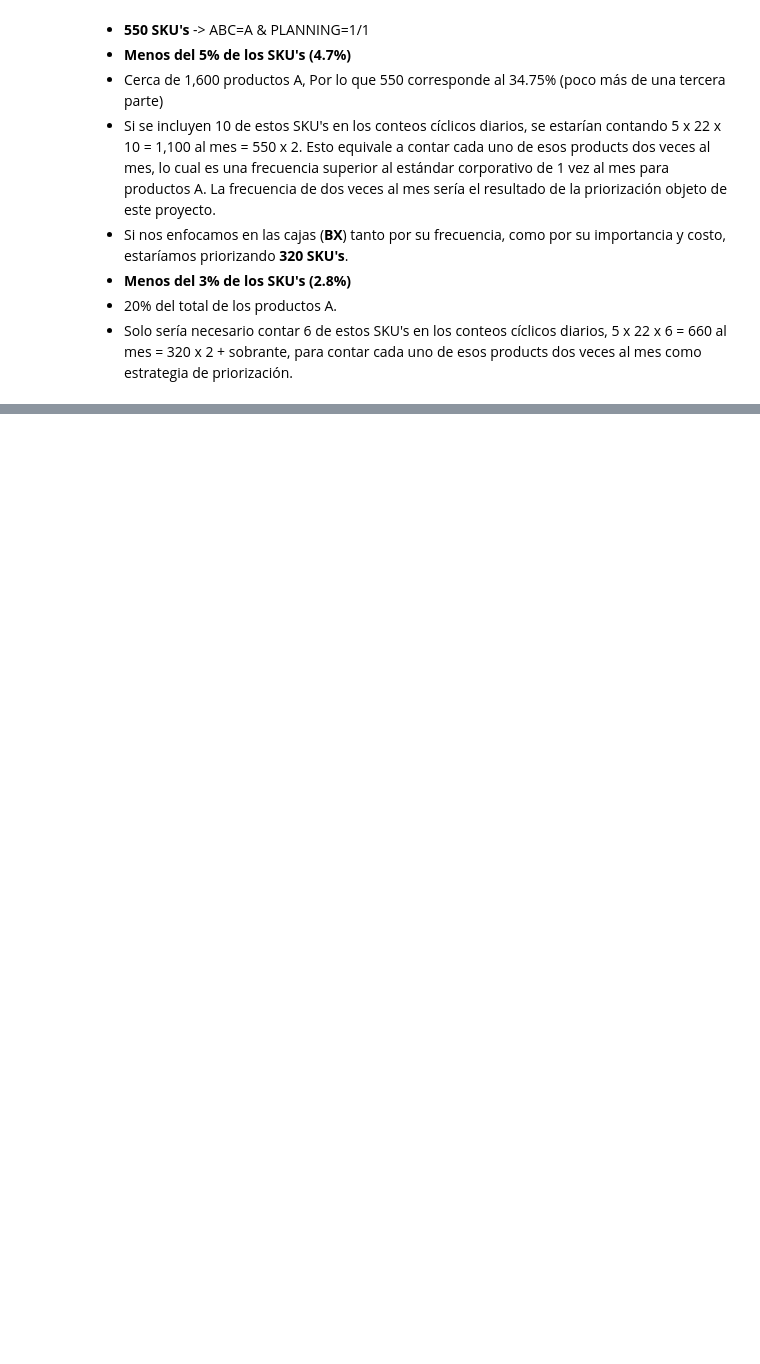
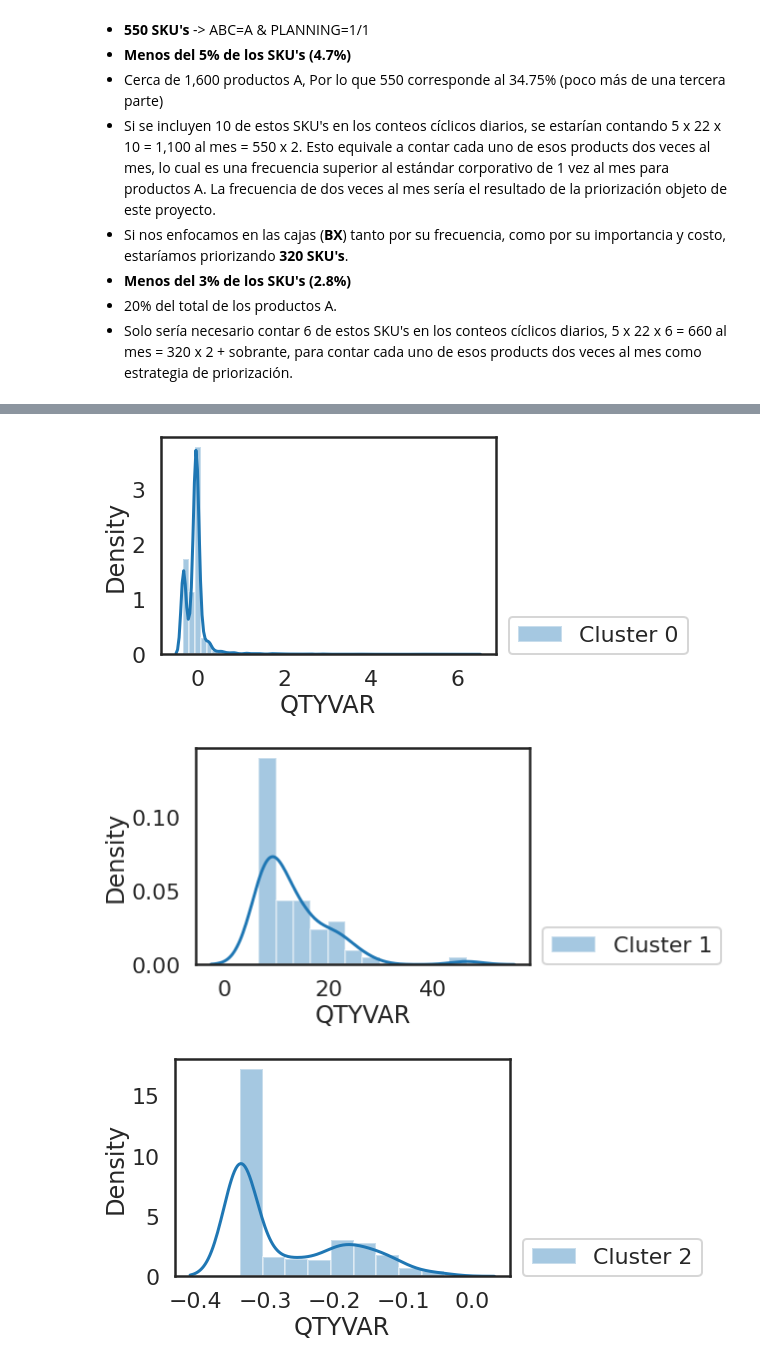
Before and after one commit to rjnakano/manejo-inventarios-pdg, a Jupyter notebook: Notebooks/TDG042521V1.ipynb, the cells around one changed output, grey strips where cells are left out. Saved outputs shown, nothing was run; the diff lists cells and outputs as text; code cells hidden in the pictures; blank space fills up the shorter version.

```diff
--- a/Notebooks/TDG042521V1.ipynb
+++ b/Notebooks/TDG042521V1.ipynb
@@ -544,0 +653,9 @@ Cluster
+# %%
+for i in range(k):
+    sns.distplot(data2.loc[data2['Cluster']==i,'QTYVAR'], label= 'Cluster {}'.format(i));
+    plt.legend(loc=(1.04,0))
+    plt.show()
+# %% [output]
+[figure, added]
+[figure, added]
+[figure, added]
```
Also changed, not shown: parts of 31 cells of this notebook.
